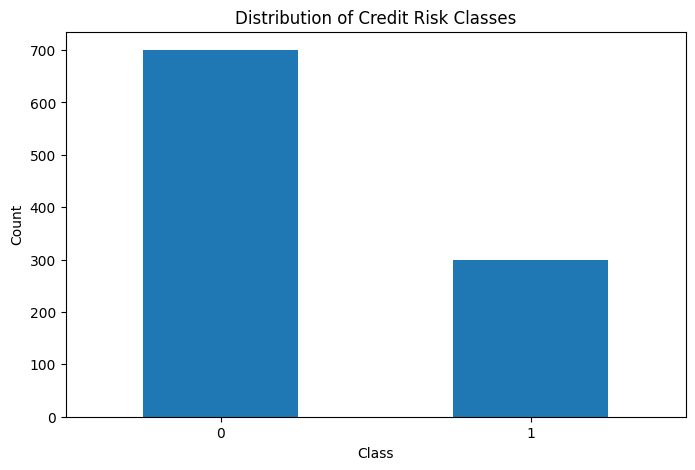
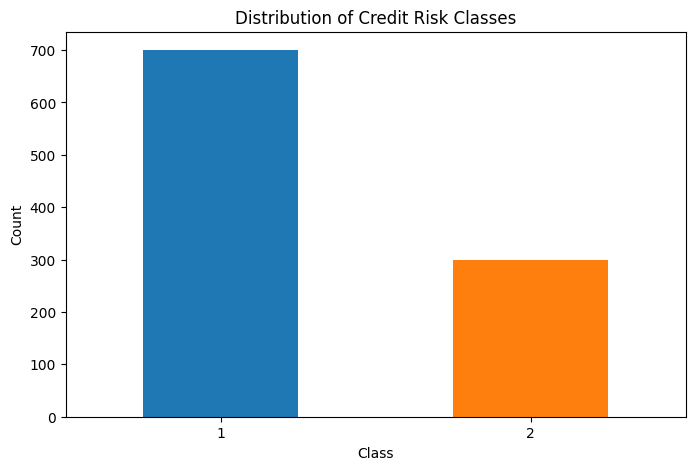
Unified diff of the notebook cell whose output changed from the first chart to the second:
--- before
+++ after
@@ -1,3 +1,5 @@
-y['class'].value_counts().plot(kind='bar', figsize=(8, 5))
+import matplotlib.pyplot as plt
+
+y['class'].value_counts().plot(kind='bar', figsize=(8, 5), color=['#1f77b4', '#ff7f0e'])
 plt.xlabel('Class')
 plt.ylabel('Count')

Commit: rename file